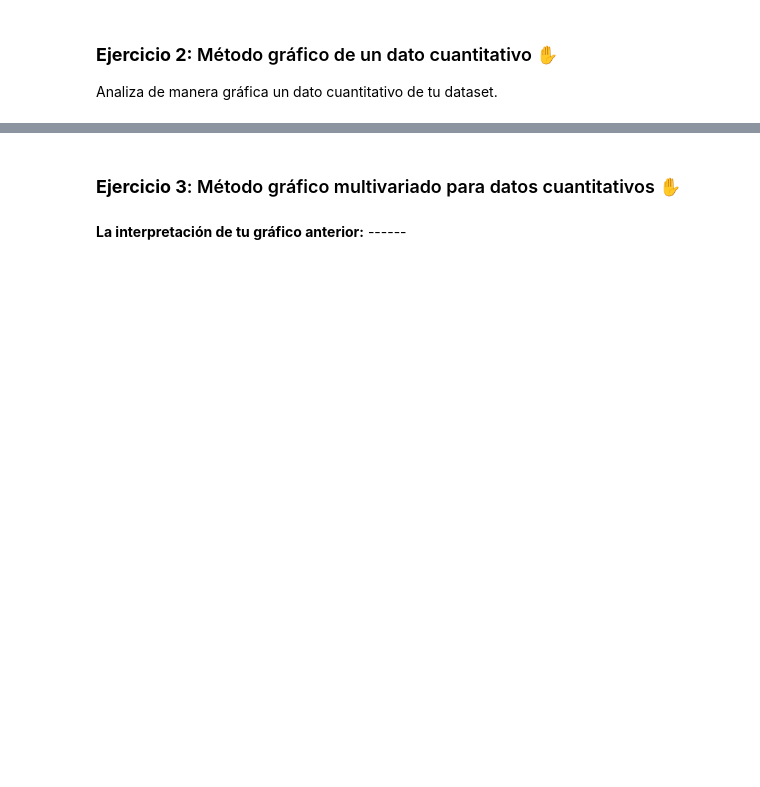
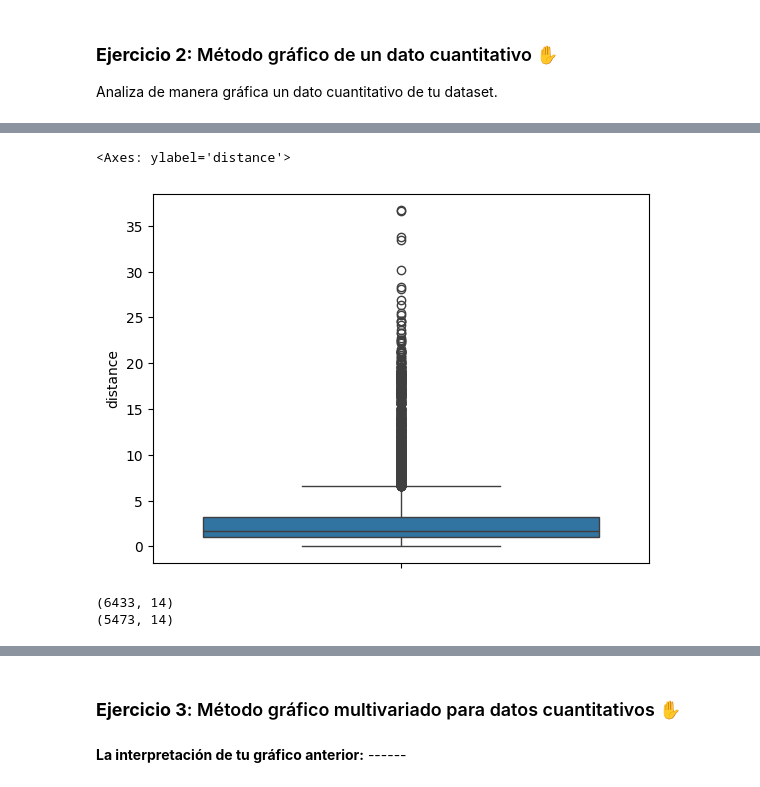
Before and after one commit to mpintoponce/python_utec, a Jupyter notebook: Modulo03:Visualizacion_de_Datos/Python_Tarea_2.ipynb, the cells around one changed output, grey strips where cells are left out. Saved outputs shown, nothing was run; the diff lists cells and outputs as text; code cells hidden in the pictures; blank space fills up the shorter version.

```diff
--- a/Modulo03:Visualizacion_de_Datos/Python_Tarea_2.ipynb
+++ b/Modulo03:Visualizacion_de_Datos/Python_Tarea_2.ipynb
@@ -109,0 +135,12 @@ Analiza de manera gráfica un dato cuantitativo de tu dataset.
+# %%
+sns.boxplot(data=df, y='distance')
+# %% [output]
+<Axes: ylabel='distance'>
+[figure, added]
+# %%
+df_filter = df[df['distance'] <= 5]
+print(df.shape)
+print(df_filter.shape)
+# %% [output]
+(6433, 14)
+(5473, 14)
```
Also changed, not shown: parts of 11 cells of this notebook.
